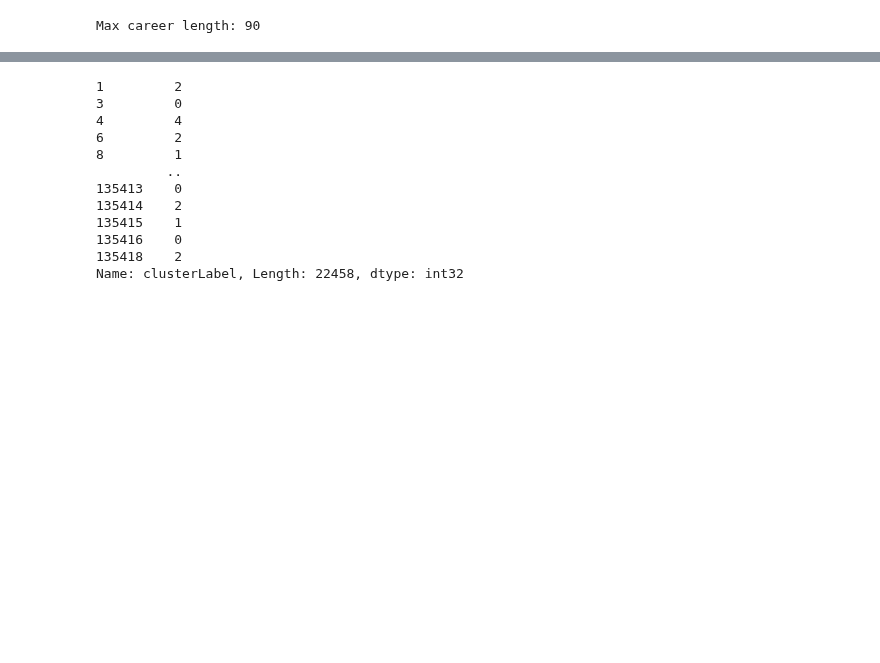
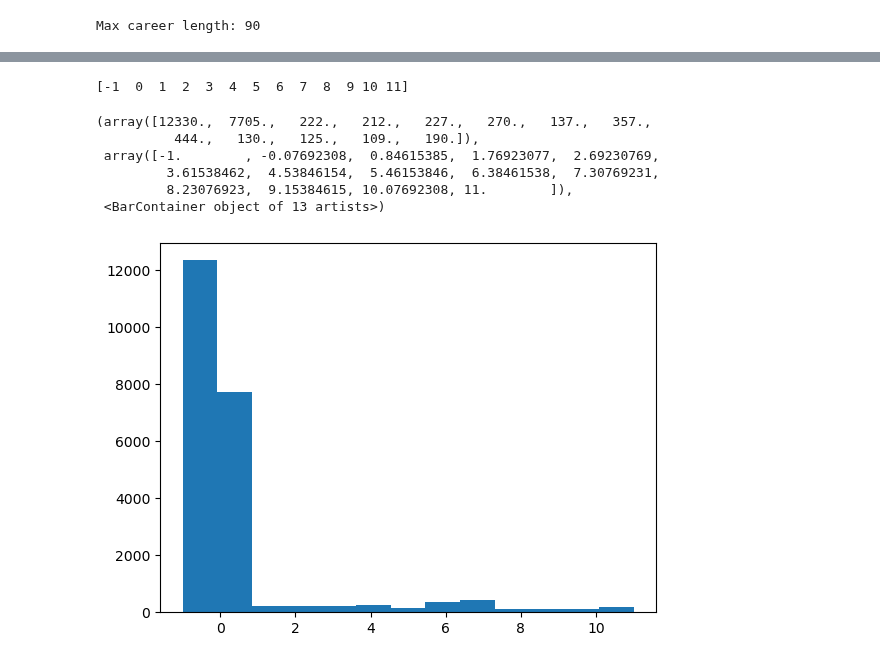
Before and after one commit to epfl-ada/ada-2023-project-lovelace, a Jupyter notebook: Code/jennifer_new.ipynb, the cells around one changed output, grey strips where cells are left out. Cells and saved outputs as stored; diff of their text form; code cells hidden in the pictures; blank space fills up the shorter version.

```diff
--- a/Code/jennifer_new.ipynb
+++ b/Code/jennifer_new.ipynb
@@ -151,17 +151,4 @@ cluster_labels = kmeans.labels_
 actors_full_career['clusterLabel'] = cluster_labels
 
 # Print the cluster labels
-print(actors_full_career['clusterLabel'])
+# print(actors_full_career['clusterLabel'])
-# %% [output]
-1         2
-3         0
-4         4
-6         2
-8         1
-         ..
-135413    0
-135414    2
-135415    1
-135416    0
-135418    2
-Name: clusterLabel, Length: 22458, dtype: int32
@@ -168,3 +182,18 @@ Name: clusterLabel, Length: 22458, dtype: int32
+# %%
+len(np.unique(cluster_labels))
+print(np.unique(cluster_labels))
+# %% [output]
+[-1  0  1  2  3  4  5  6  7  8  9 10 11]
+# %%
+plt.hist(cluster_labels, bins = len(np.unique(cluster_labels)))
+# %% [output]
+(array([12330.,  7705.,   222.,   212.,   227.,   270.,   137.,   357.,
+          444.,   130.,   125.,   109.,   190.]),
+ array([-1.        , -0.07692308,  0.84615385,  1.76923077,  2.69230769,
+         3.61538462,  4.53846154,  5.46153846,  6.38461538,  7.30769231,
+         8.23076923,  9.15384615, 10.07692308, 11.        ]),
+ <BarContainer object of 13 artists>)
+[figure, added]
 # %%
 # Group the actors by cluster label
 grouped_actors = actors_full_career.groupby('clusterLabel')
```
Also changed, not shown: parts of 4 cells of this notebook, 1 other file.
